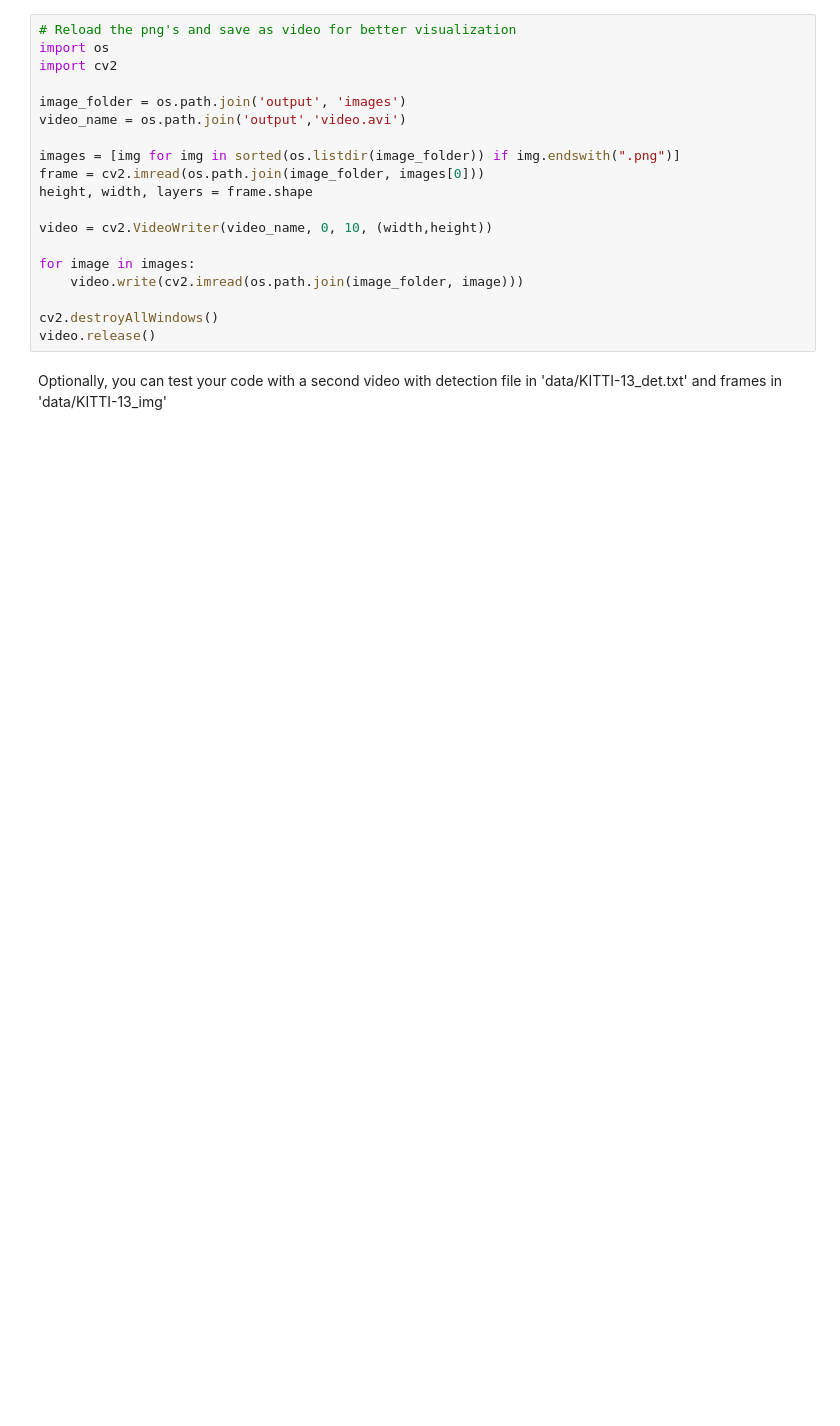
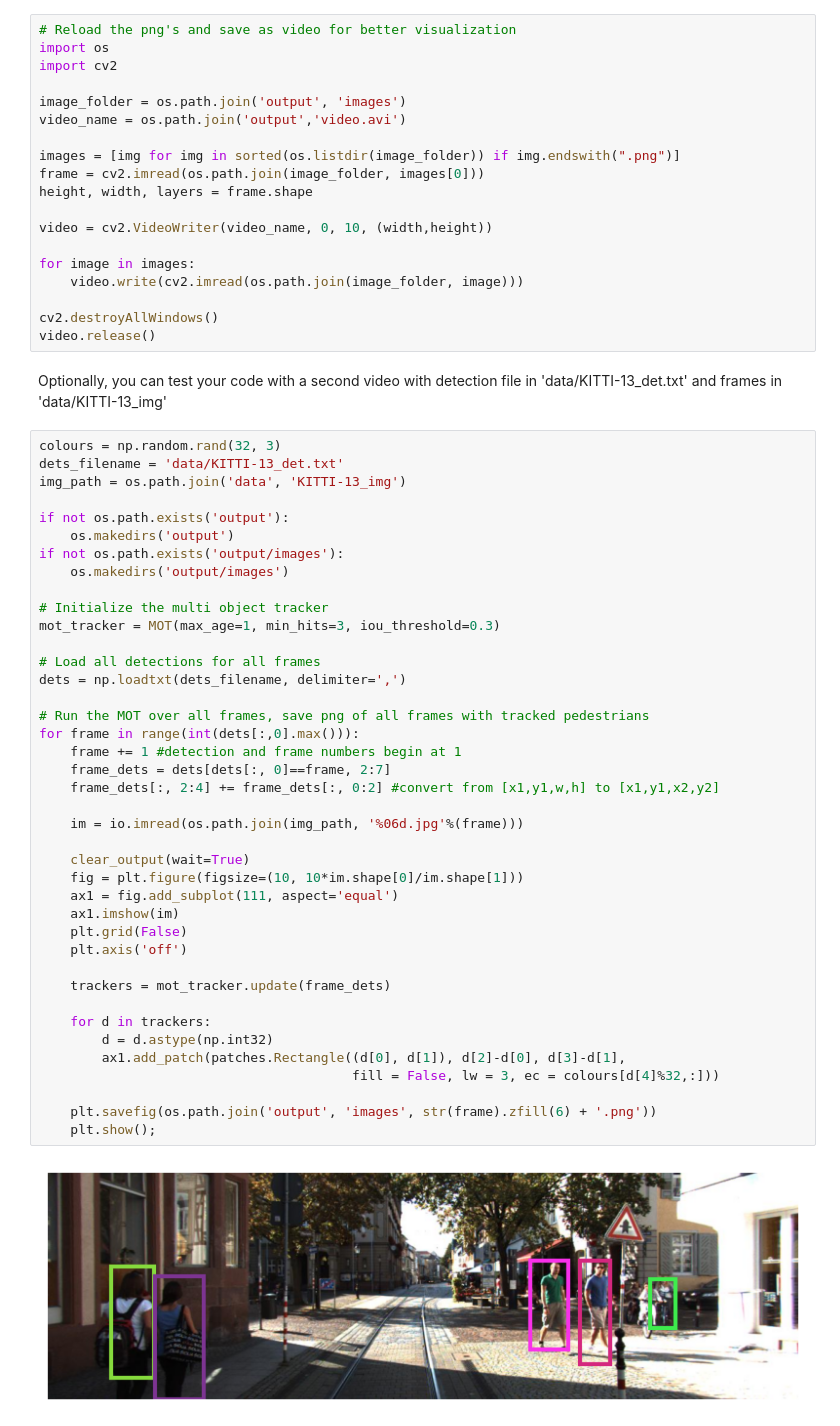
Before and after one commit to dftorresro/IMA208_TP3_Kalman-Filtering, a Jupyter notebook: TP_KalmanFiltering.ipynb, the cells around one changed output. Drawn from its saved outputs; the diff is of its cells as text; blank space fills up the shorter version.

```diff
--- a/TP_KalmanFiltering.ipynb
+++ b/TP_KalmanFiltering.ipynb
@@ -752,3 +768,45 @@ cv2.destroyAllWindows()
 video.release()
 # %% [markdown]
 Optionally, you can test your code with a second video with detection file in 'data/KITTI-13_det.txt' and frames in 'data/KITTI-13_img'
+# %%
+colours = np.random.rand(32, 3)
+dets_filename = 'data/KITTI-13_det.txt'
+img_path = os.path.join('data', 'KITTI-13_img')
+
+if not os.path.exists('output'):
+    os.makedirs('output')
+if not os.path.exists('output/images'):
+    os.makedirs('output/images')
+
+# Initialize the multi object tracker
+mot_tracker = MOT(max_age=1, min_hits=3, iou_threshold=0.3)
+
+# Load all detections for all frames
+dets = np.loadtxt(dets_filename, delimiter=',')
+
+# Run the MOT over all frames, save png of all frames with tracked pedestrians
+for frame in range(int(dets[:,0].max())):
+    frame += 1 #detection and frame numbers begin at 1
+    frame_dets = dets[dets[:, 0]==frame, 2:7]
+    frame_dets[:, 2:4] += frame_dets[:, 0:2] #convert from [x1,y1,w,h] to [x1,y1,x2,y2]
+
+    im = io.imread(os.path.join(img_path, '%06d.jpg'%(frame)))
+
+    clear_output(wait=True)
+    fig = plt.figure(figsize=(10, 10*im.shape[0]/im.shape[1]))
+    ax1 = fig.add_subplot(111, aspect='equal')
+    ax1.imshow(im)
+    plt.grid(False)
+    plt.axis('off')
+
+    trackers = mot_tracker.update(frame_dets)
+
+    for d in trackers:
+        d = d.astype(np.int32)
+        ax1.add_patch(patches.Rectangle((d[0], d[1]), d[2]-d[0], d[3]-d[1],
+                                        fill = False, lw = 3, ec = colours[d[4]%32,:]))
+
+    plt.savefig(os.path.join('output', 'images', str(frame).zfill(6) + '.png'))
+    plt.show();
+# %% [output]
+[figure, added]
```
Also changed, not shown: parts of 6 cells of this notebook.
